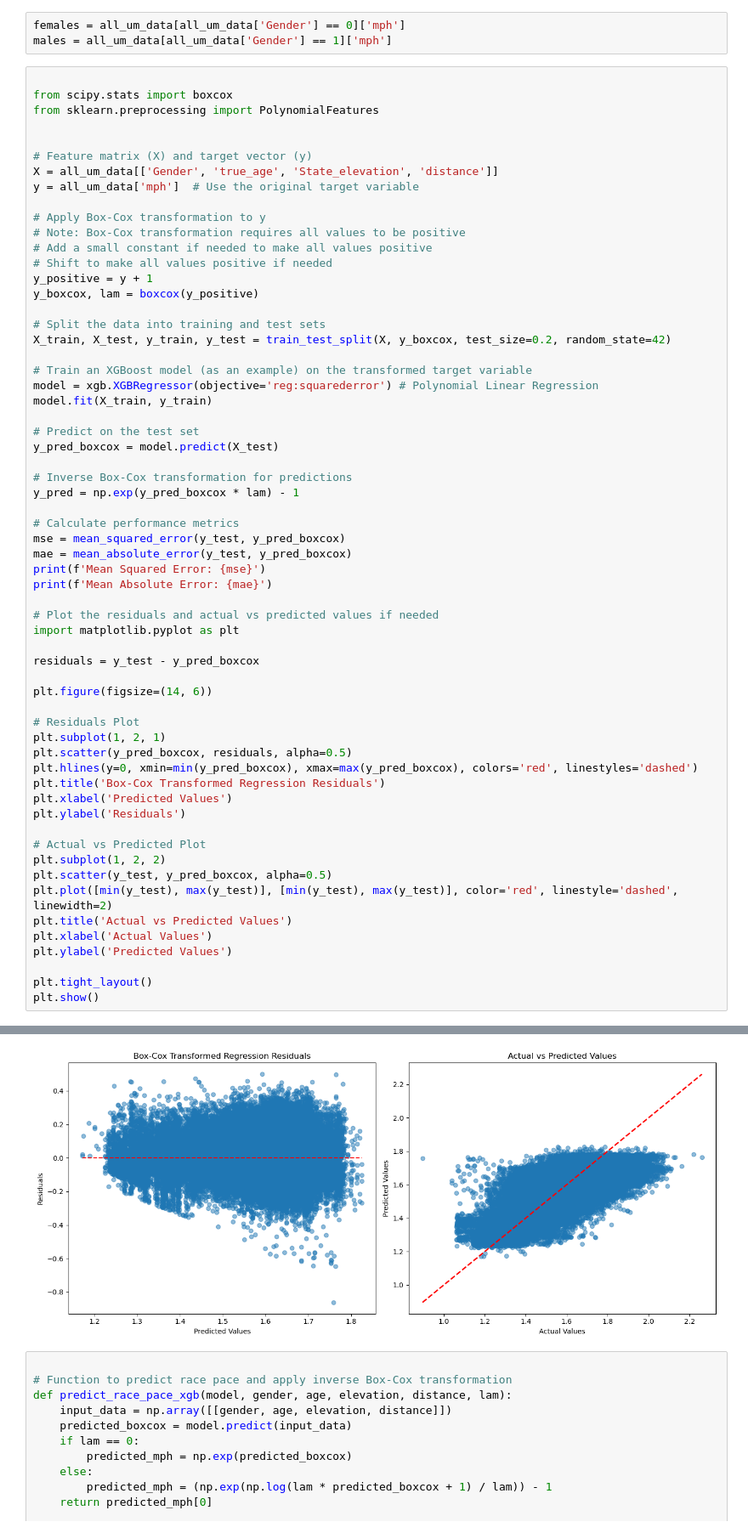
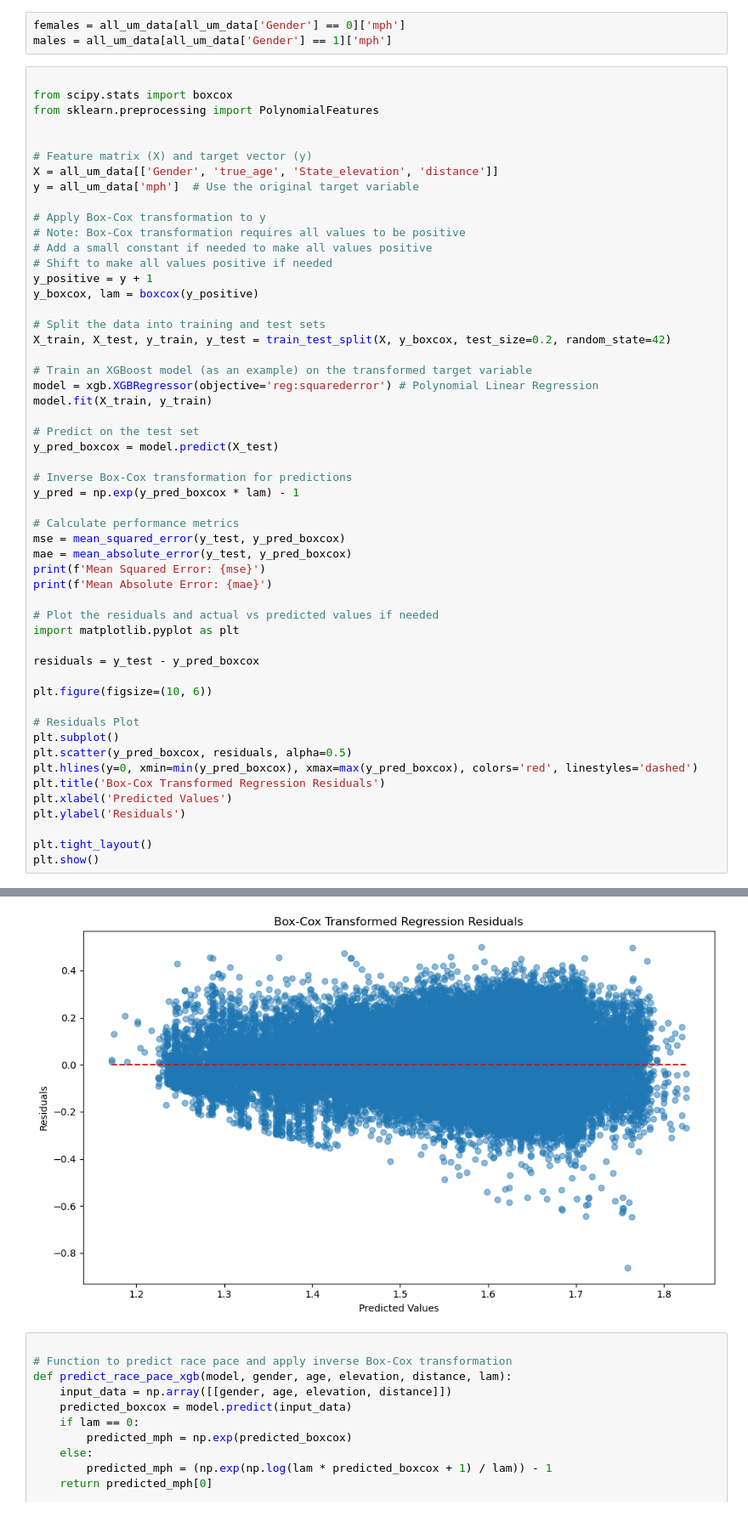
Before and after one commit to jdwelch88/Running_captstone, a Jupyter notebook: Notebooks/box_cox.ipynb, the cells around one changed output, grey strips where cells are left out. Shown at 85% size. Drawn from its saved outputs; the diff is of its cells as text.

```diff
--- a/Notebooks/box_cox.ipynb
+++ b/Notebooks/box_cox.ipynb
@@ -70,44 +70,36 @@ model.fit(X_train, y_train)
 # Predict on the test set
 y_pred_boxcox = model.predict(X_test)
 
 # Inverse Box-Cox transformation for predictions
 y_pred = np.exp(y_pred_boxcox * lam) - 1
 
 # Calculate performance metrics
 mse = mean_squared_error(y_test, y_pred_boxcox)
 mae = mean_absolute_error(y_test, y_pred_boxcox)
 print(f'Mean Squared Error: {mse}')
 print(f'Mean Absolute Error: {mae}')
 
 # Plot the residuals and actual vs predicted values if needed
 import matplotlib.pyplot as plt
 
 residuals = y_test - y_pred_boxcox
 
-plt.figure(figsize=(14, 6))
+plt.figure(figsize=(10, 6))
 
 # Residuals Plot
-plt.subplot(1, 2, 1)
+plt.subplot()
 plt.scatter(y_pred_boxcox, residuals, alpha=0.5)
 plt.hlines(y=0, xmin=min(y_pred_boxcox), xmax=max(y_pred_boxcox), colors='red', linestyles='dashed')
 plt.title('Box-Cox Transformed Regression Residuals')
 plt.xlabel('Predicted Values')
 plt.ylabel('Residuals')
 
-# Actual vs Predicted Plot
-plt.subplot(1, 2, 2)
-plt.scatter(y_test, y_pred_boxcox, alpha=0.5)
-plt.plot([min(y_test), max(y_test)], [min(y_test), max(y_test)], color='red', linestyle='dashed', linewidth=2)
-plt.title('Actual vs Predicted Values')
-plt.xlabel('Actual Values')
-plt.ylabel('Predicted Values')
-
 plt.tight_layout()
 plt.show()
 # %% [output]
 Mean Squared Error: 0.012979636721184285
 Mean Absolute Error: 0.09010772981562068
-[figure, old version]
+[figure, new version]
 # %%
 
 # Function to predict race pace and apply inverse Box-Cox transformation
```
Also changed, not shown: 8 other files.
